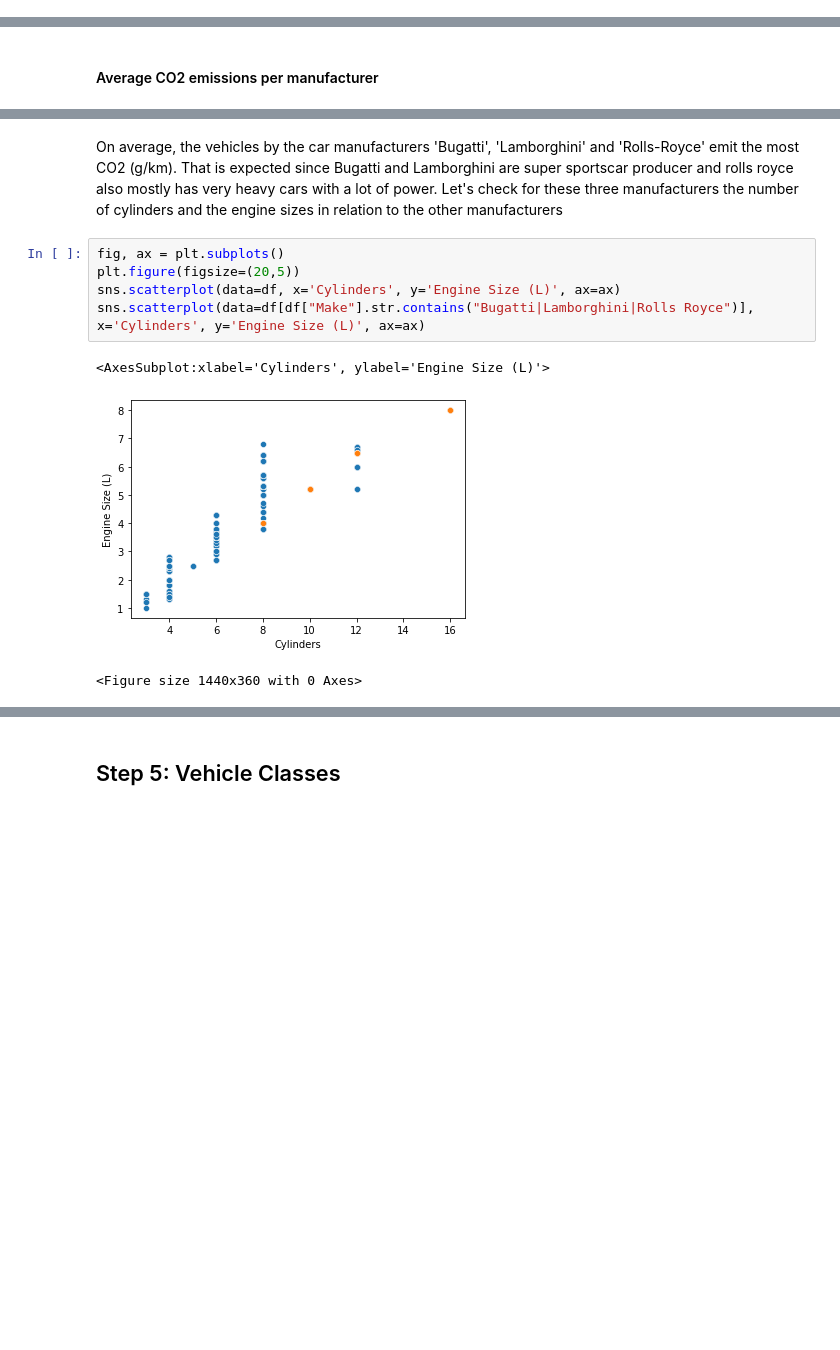
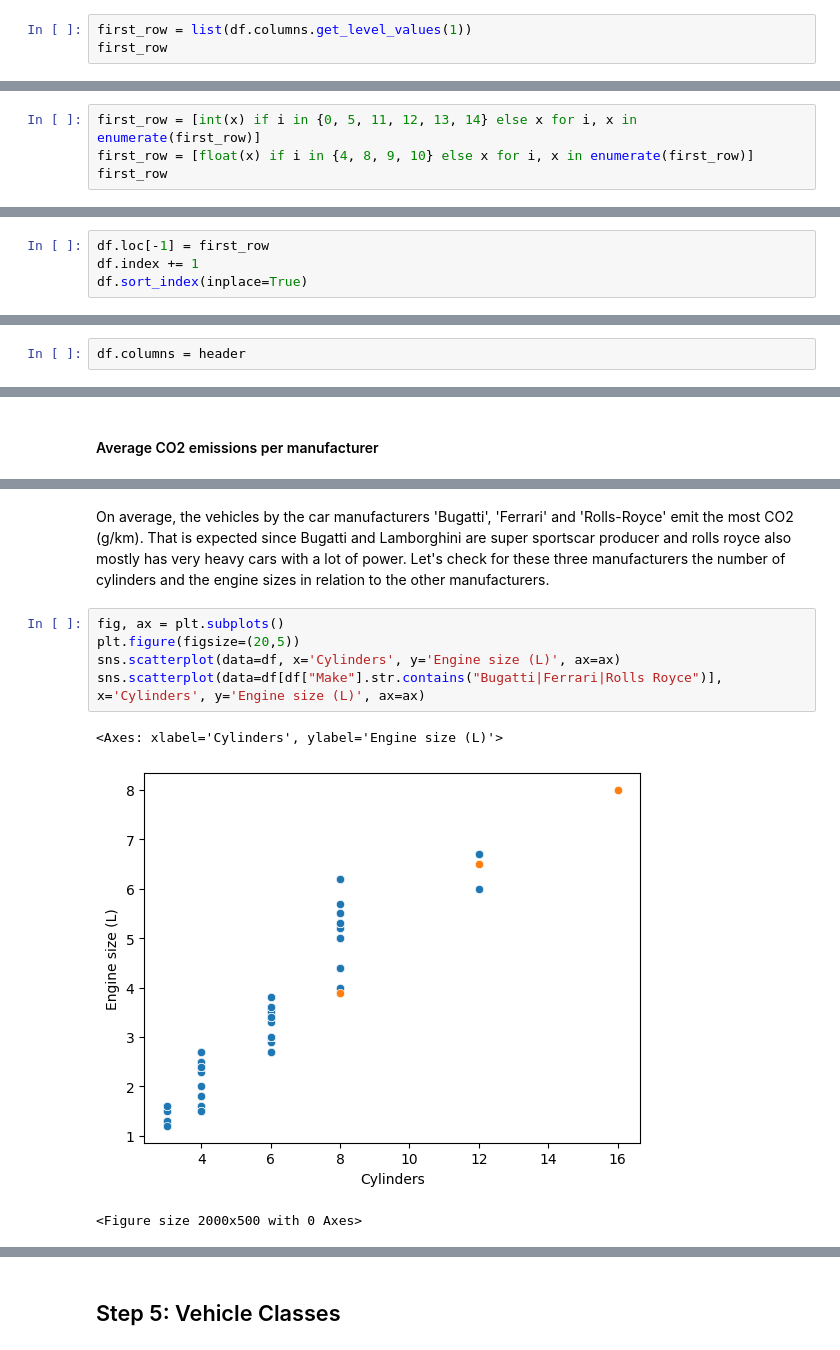
Before and after one commit to JohannesBeneke/EDA-Vehicle-Emissions, a Jupyter notebook: eda_emissions.ipynb, the cells around one changed output, grey strips where cells are left out. Saved outputs shown, nothing was run; the diff lists cells and outputs as text; blank space fills up the shorter version.

Commit message:
First commit EDA Vehicle Emissions

```diff
--- a/eda_emissions.ipynb
+++ b/eda_emissions.ipynb
@@ -130,0 +137,3 @@ df.columns = [' '.join(col).strip() for col in df.columns.values]
+# %%
+first_row = list(df.columns.get_level_values(1))
+first_row
@@ -130,0 +176,4 @@ df.columns = [' '.join(col).strip() for col in df.columns.values]
+# %%
+first_row = [int(x) if i in {0, 5, 11, 12, 13, 14} else x for i, x in enumerate(first_row)]
+first_row = [float(x) if i in {4, 8, 9, 10} else x for i, x in enumerate(first_row)]
+first_row
@@ -130,0 +198,4 @@ df.columns = [' '.join(col).strip() for col in df.columns.values]
+# %%
+df.loc[-1] = first_row
+df.index += 1
+df.sort_index(inplace=True)
@@ -130,0 +204,2 @@ df.columns = [' '.join(col).strip() for col in df.columns.values]
+# %%
+df.columns = header
@@ -286,12 +362,12 @@ Text(0.5, 0, 'Car Manufacturers')
 # %% [markdown]
-On average, the vehicles by the car manufacturers 'Bugatti', 'Lamborghini' and 'Rolls-Royce' emit the most CO2 (g/km). That is expected since Bugatti and Lamborghini are super sportscar producer and rolls royce also mostly has very heavy cars with a lot of power. Let's check for these three manufacturers the number of cylinders and the engine sizes in relation to the other manufacturers
+On average, the vehicles by the car manufacturers 'Bugatti', 'Ferrari' and 'Rolls-Royce' emit the most CO2 (g/km). That is expected since Bugatti and Lamborghini are super sportscar producer and rolls royce also mostly has very heavy cars with a lot of power. Let's check for these three manufacturers the number of cylinders and the engine sizes in relation to the other manufacturers.
 # %%
 fig, ax = plt.subplots()
 plt.figure(figsize=(20,5))
-sns.scatterplot(data=df, x='Cylinders', y='Engine Size (L)', ax=ax)
-sns.scatterplot(data=df[df["Make"].str.contains("Bugatti|Lamborghini|Rolls Royce")], x='Cylinders', y='Engine Size (L)', ax=ax)
+sns.scatterplot(data=df, x='Cylinders', y='Engine size (L)', ax=ax)
+sns.scatterplot(data=df[df["Make"].str.contains("Bugatti|Ferrari|Rolls Royce")], x='Cylinders', y='Engine size (L)', ax=ax)
 # %% [output]
-<AxesSubplot:xlabel='Cylinders', ylabel='Engine Size (L)'>
+<Axes: xlabel='Cylinders', ylabel='Engine size (L)'>
-[figure, old version]
+[figure, new version]
-<Figure size 1440x360 with 0 Axes>
+<Figure size 2000x500 with 0 Axes>
 # %%
```
Also changed, not shown: parts of 90 cells of this notebook.
